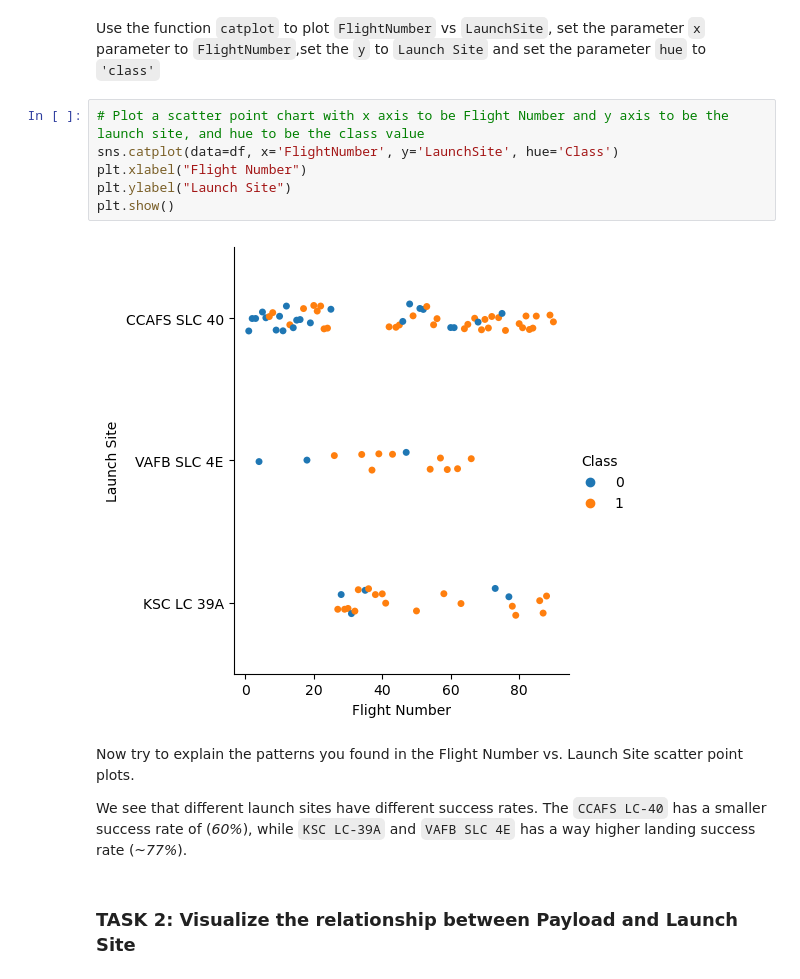
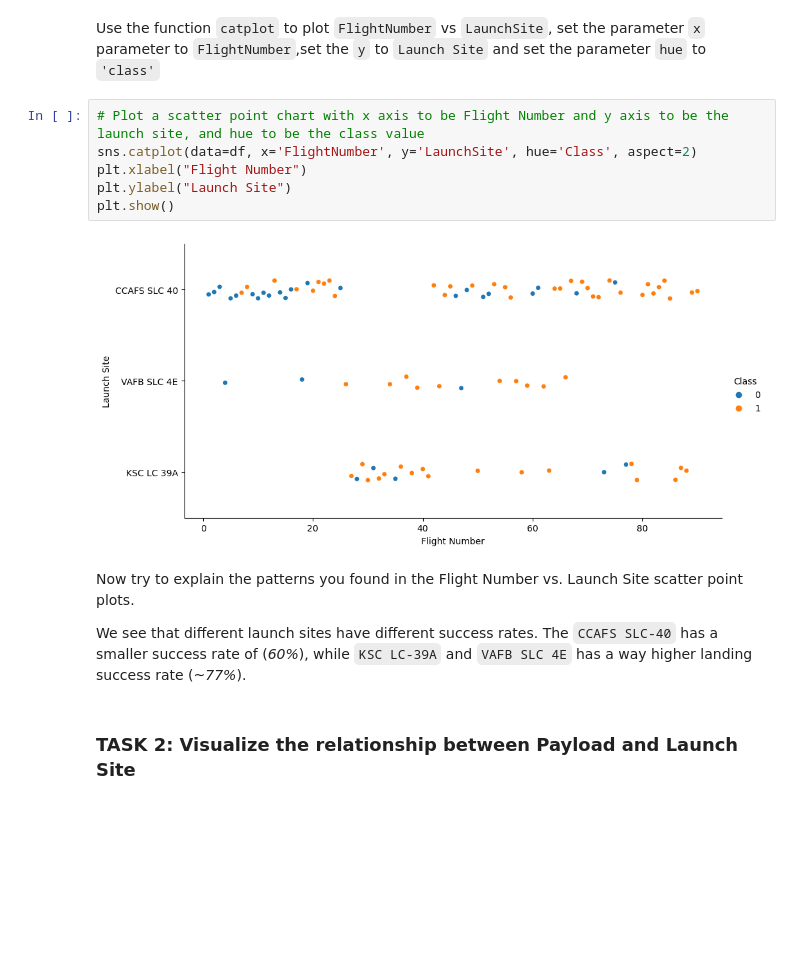
Before and after one commit to reatreada/ibm-ds, a Jupyter notebook: jupyter-labs-eda-dataviz.ipynb, the cells around one changed output. Saved outputs shown, nothing was run; the diff lists cells and outputs as text; blank space fills up the shorter version.

Commit message:
module 2: dataviz with eda, make plots bigger

```diff
--- a/jupyter-labs-eda-dataviz.ipynb
+++ b/jupyter-labs-eda-dataviz.ipynb
@@ -85,16 +85,16 @@ Next, let's drill down to each site visualize its detailed launch records.
 Use the function <code>catplot</code> to plot <code>FlightNumber</code> vs <code>LaunchSite</code>, set the  parameter <code>x</code>  parameter to <code>FlightNumber</code>,set the  <code>y</code> to <code>Launch Site</code> and set the parameter <code>hue</code> to <code>'class'</code>
 # %%
 # Plot a scatter point chart with x axis to be Flight Number and y axis to be the launch site, and hue to be the class value
-sns.catplot(data=df, x='FlightNumber', y='LaunchSite', hue='Class')
+sns.catplot(data=df, x='FlightNumber', y='LaunchSite', hue='Class', aspect=2)
 plt.xlabel("Flight Number")
 plt.ylabel("Launch Site")
 plt.show()
 # %% [output]
-[figure, old version]
+[figure, new version]
 # %% [markdown]
 Now try to explain the patterns you found in the Flight Number vs. Launch Site scatter point plots.
 
-We see that different launch sites have different success rates. The `CCAFS LC-40` has a smaller success rate of (_60%_), while `KSC LC-39A` and `VAFB SLC 4E` has a way higher landing success rate (_~77%_).
+We see that different launch sites have different success rates. The `CCAFS SLC-40` has a smaller success rate of (_60%_), while `KSC LC-39A` and `VAFB SLC 4E` has a way higher landing success rate (_~77%_).
 # %% [markdown]
 ### TASK 2: Visualize the relationship between Payload and Launch Site
 # %% [markdown]
```
Also changed, not shown: parts of 6 cells of this notebook.
